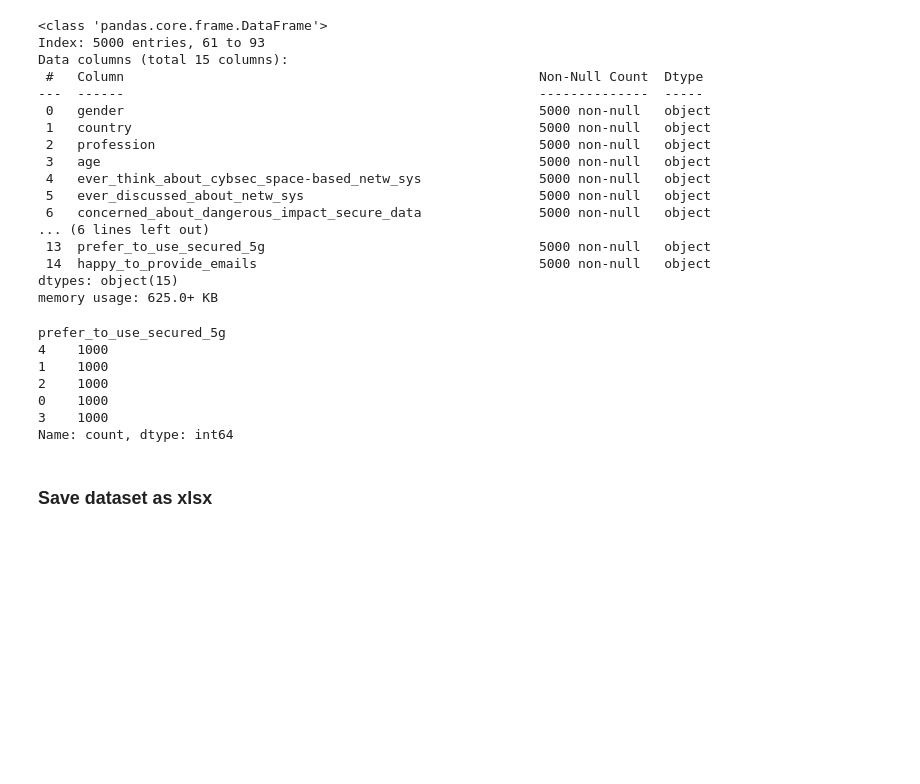
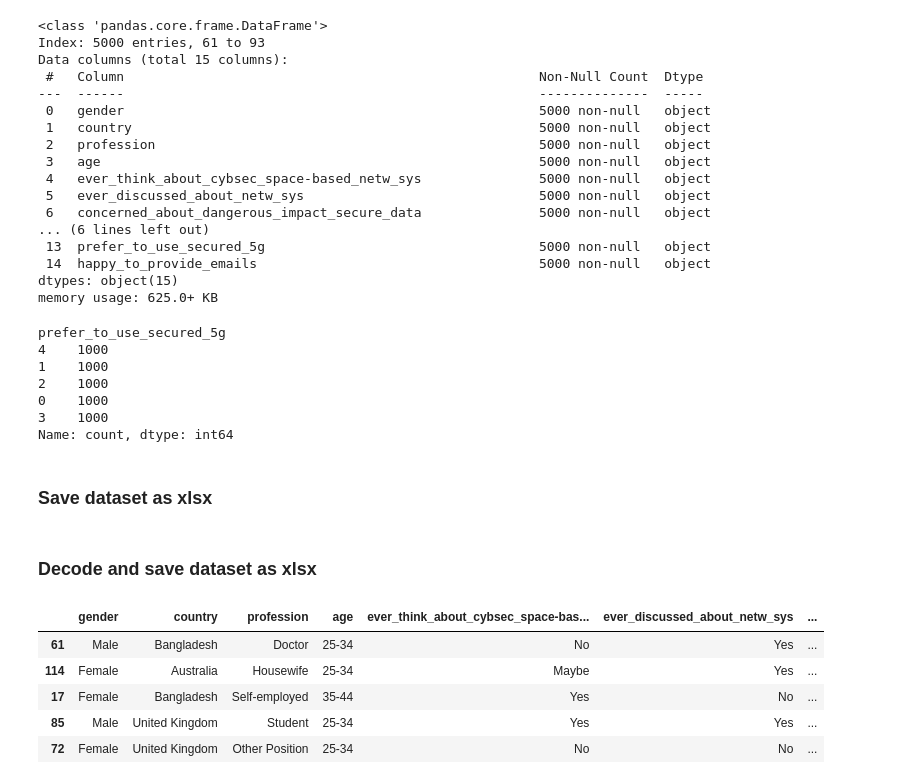
Before and after one commit to ihsanulcode/networking-systems-data-analysis, a Jupyter notebook: Notebook_1_Dataset_Pre-processing.ipynb, the cells around one changed output. Drawn from its saved outputs; the diff is of its cells as text; code cells hidden in the pictures; blank space fills up the shorter version.

Commit message:
Generated synthetic data

```diff
--- a/Notebook_1_Dataset_Pre-processing.ipynb
+++ b/Notebook_1_Dataset_Pre-processing.ipynb
@@ -408,3 +408,43 @@ Name: count, dtype: int64
 ### Save dataset as xlsx
 # %%
 synthetic_data.to_excel('Synthetic_data_encoded_5K.xlsx', index=False)
+# %% [markdown]
+### Decode and save dataset as xlsx
+# %%
+decode_map = {
+    "gender": {0: "Female", 1: "I prefer not to say.", 2: "Male"},
+    "country": {0: "Australia", 1: "Bangladesh", 2: "Canada", 3: "Dubai", 4: "German", 5: "Others",
+                6: "Pakistan", 7: "Saudi Arabia", 8: "United Kingdom", 9: "United States"
+               },
+    "profession": {0: "Businessman", 1: "CEO(Chief Executive Officer)", 2: "Doctor", 3: "Engineer", 4: "Housewife",
+                   5: "I prefer not to say.", 6: "Manager", 7: "Other Position", 8: "Psychologist", 9: "Self-employed",
+                   10: "Student", 11: "Teacher"
+                  },
+    "age": {0: "18-24", 1: "25-34", 2: "35-44", 3: "45-54", 4: "55-64", 5: "Less than 18"},
+    "ever_think_about_cybsec_space-based_netw_sys": {0: "Maybe", 1: "No", 2: "Yes"},
+    "ever_discussed_about_netw_sys": {0: "Maybe", 1: "No", 2: "Yes"},
+    "concerned_about_dangerous_impact_secure_data": {0: "Maybe", 1: "No", 2: "Yes"},
+    "willing_to_switch_to_secured_netw_2035": {0: "Maybe", 1: "Neutral", 2: "No", 3: "Yes"},
+    "main_concern_regarding_transition_to_5G_2035": {0: "a) secured internet", 1: "b) fast networking", 2: "c) 6G", 3: "d) All"},
+    "feel_about_the_global_plan_to_adapt_secured_netw_sys_2035": {0: "a) Extremely happy, it's a necessary step for a sustainable future.",
+                                                                  1: "b) Somewhat happy, but concerned about the practicality and affordability.",
+                                                                  2: "c) Neutral, I haven't given it much thought."},
+    "blv_industries_are_prepared_secured_netw_sys_2035": {0: "I don't have enough knowledge about it", 1: "Maybe", 2: "Neutral", 3: "No", 4: "Yes"},
+    "perceive_govt_efforts_in_secured_netw_sys": {0: "a) Excellent", 1: "b) Good", 2: "b)Good", 3: "c) Average"},
+    "transition_to_having_5g_network_will_impact_dailylife": {0: "a) Positively", 1: "b) Unsure", 2: "c) Neutral", 3: "d) Unsure"},
+    "prefer_to_use_secured_5g": {0: "I don't have any idea", 1: "Maybe", 2: "Neutral", 3: "No", 4: "Yes"},
+    "happy_to_provide_emails": {0: "No", 1: "Yes"}
+}
+
+# Replace encoded columns with labels
+for col, mapping in decode_map.items():
+    synthetic_data[col] = synthetic_data[col].map(mapping)
+
+synthetic_data.head()
+# %% [output]
+|  | gender | country | profession | age | ever_think_about_cybsec_space-bas... | ever_discussed_about_netw_sys | ... |
+| 61 | Male | Bangladesh | Doctor | 25-34 | No | Yes | ... |
+| 114 | Female | Australia | Housewife | 25-34 | Maybe | Yes | ... |
+| 17 | Female | Bangladesh | Self-employed | 35-44 | Yes | No | ... |
+| 85 | Male | United Kingdom | Student | 25-34 | Yes | Yes | ... |
+| 72 | Female | United Kingdom | Other Position | 25-34 | No | No | ... |
```
Also changed, not shown: parts of 2 cells of this notebook, 5 other files.
